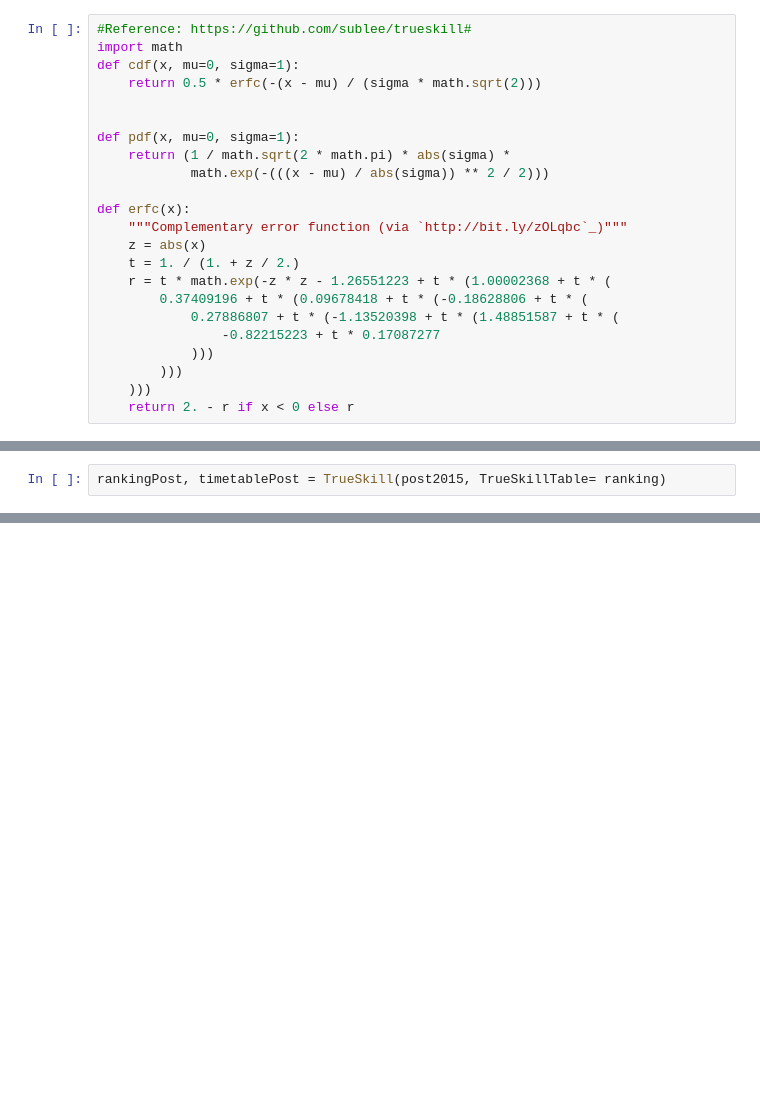
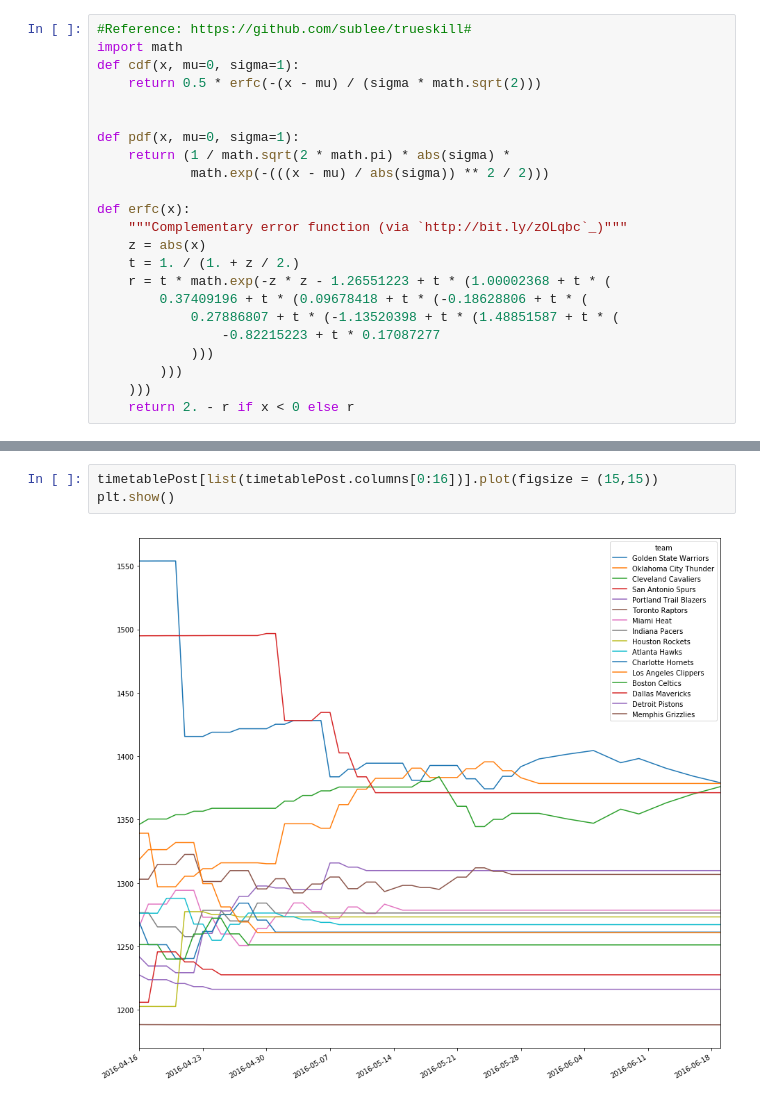
Before and after one commit to pydu-brys/NBA-Analytics, a Jupyter notebook: TrueSkill2.ipynb, the cells around one changed output, grey strips where cells are left out. Cells and saved outputs as stored; diff of their text form; blank space fills up the shorter version.

```diff
--- a/TrueSkill2.ipynb
+++ b/TrueSkill2.ipynb
@@ -118,4 +137,2 @@ def TrueSkill(data, TrueSkillTable = 0, beta = 0, eps = 0):
 
 ranking, timetable = TrueSkill(reg2015)
-# %%
-rankingPost, timetablePost = TrueSkill(post2015, TrueSkillTable= ranking)
@@ -141,0 +146,5 @@ rankingPost
+# %%
+timetablePost[list(timetablePost.columns[0:16])].plot(figsize = (15,15))
+plt.show()
+# %% [output]
+[figure, added]
```
Also changed, not shown: parts of 8 cells of this notebook.
